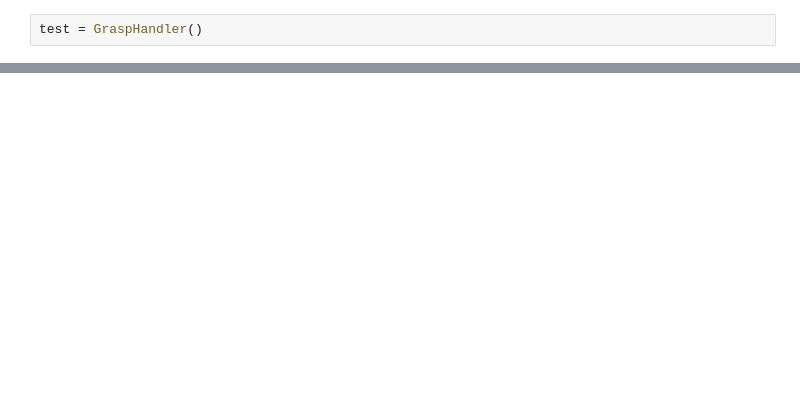
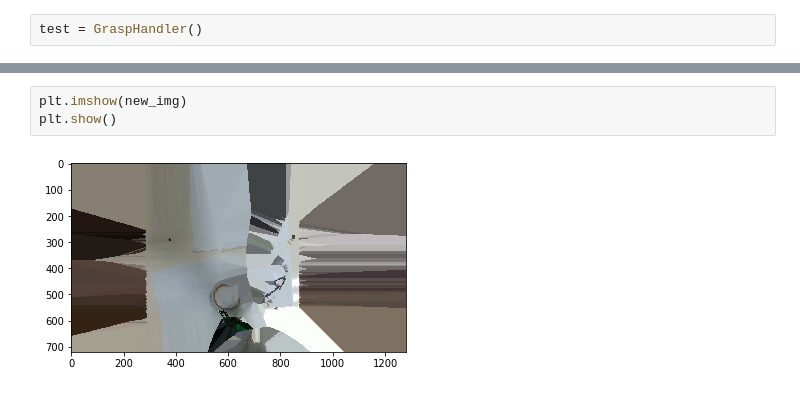
Before and after one commit to peter0749/Planar-Grasping, a Jupyter notebook: real_grasp.ipynb, the cells around one changed output, grey strips where cells are left out. Saved outputs shown, nothing was run; the diff lists cells and outputs as text; blank space fills up the shorter version.

```diff
--- a/real_grasp.ipynb
+++ b/real_grasp.ipynb
@@ -162,0 +279,5 @@ plt.show()
+# %%
+plt.imshow(new_img)
+plt.show()
+# %% [output]
+[figure, added]
```
Also changed, not shown: parts of 13 cells of this notebook.
